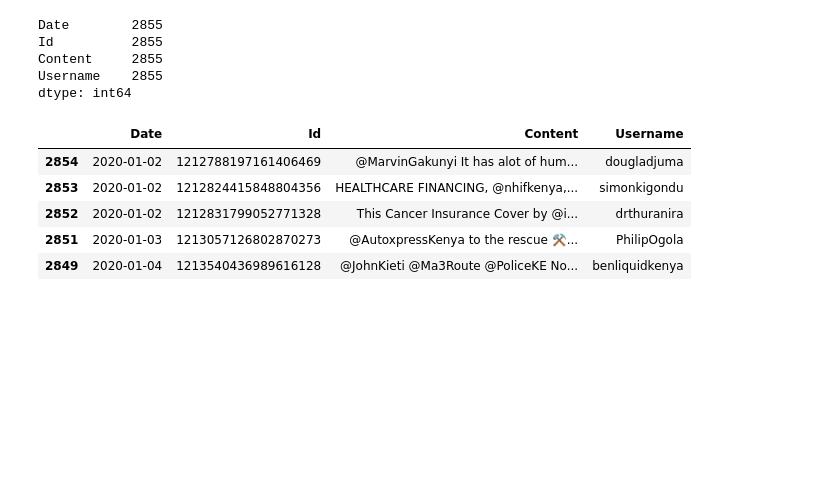
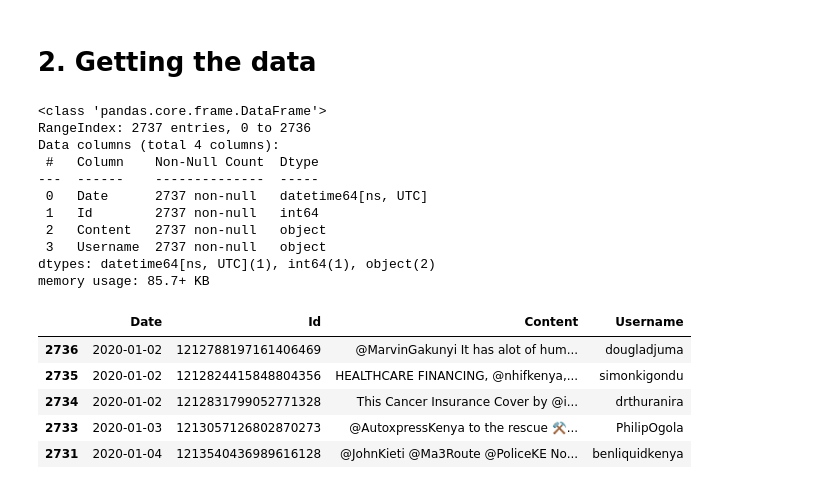
Before and after one commit to arnoldmuiruri/insurance_sentiment_analysis, a Jupyter notebook: Insurance analysis.ipynb, the cells around one changed output. Saved outputs shown, nothing was run; the diff lists cells and outputs as text; code cells hidden in the pictures; blank space fills up the shorter version.

```diff
--- a/Insurance analysis.ipynb
+++ b/Insurance analysis.ipynb
@@ -27,5 +34,7 @@ nltk.download('omw-1.4')
 [nltk_data]   Package omw-1.4 is already up-to-date!
 True
+# %% [markdown]
+# 2. Getting the data
 # %%
 query = "(insurance OR insured OR insurer OR underwriter OR insure) -is:retweet near:Nairobi within:200km lang:en since:2020-01-01 until:2022-12-31"
 tweets_list = []
@@ -34,21 +43,28 @@ for i,tweet in enumerate(sntwitter.TwitterSearchScraper(query).get_items()):
    tweets_list.append([tweet.date, tweet.id, tweet.rawContent, tweet.user.username])
 # %%
 insurance_list = pd.DataFrame(tweets_list,columns =["Date","Id","Content","Username"])
-insurance_list.count()
+insurance_list.info()
 # %% [output]
-Date        2855
-Id          2855
-Content     2855
-Username    2855
-dtype: int64
+<class 'pandas.core.frame.DataFrame'>
+RangeIndex: 2737 entries, 0 to 2736
+Data columns (total 4 columns):
+ #   Column    Non-Null Count  Dtype
+---  ------    --------------  -----
+ 0   Date      2737 non-null   datetime64[ns, UTC]
+ 1   Id        2737 non-null   int64
+ 2   Content   2737 non-null   object
+ 3   Username  2737 non-null   object
+dtypes: datetime64[ns, UTC](1), int64(1), object(2)
+memory usage: 85.7+ KB
 # %%
 insurance_list["Date"] = pd.to_datetime(insurance_list["Date"]).dt.date
 insurance_list.sort_values(by="Date",ascending=True,inplace=True)
+insurance_list["Id"] = insurance_list["Id"].astype(str)
 insurance_list.head()
 # %% [output]
 |  | Date | Id | Content | Username |
-| 2854 | 2020-01-02 | 1212788197161406469 | @MarvinGakunyi It has alot of hum... | dougladjuma |
-| 2853 | 2020-01-02 | 1212824415848804356 | HEALTHCARE FINANCING, @nhifkenya,... | simonkigondu |
-| 2852 | 2020-01-02 | 1212831799052771328 | This Cancer Insurance Cover by @i... | drthuranira |
-| 2851 | 2020-01-03 | 1213057126802870273 | @AutoxpressKenya to the rescue ⚒️... | PhilipOgola |
-| 2849 | 2020-01-04 | 1213540436989616128 | @JohnKieti @Ma3Route @PoliceKE No... | benliquidkenya |
+| 2736 | 2020-01-02 | 1212788197161406469 | @MarvinGakunyi It has alot of hum... | dougladjuma |
+| 2735 | 2020-01-02 | 1212824415848804356 | HEALTHCARE FINANCING, @nhifkenya,... | simonkigondu |
+| 2734 | 2020-01-02 | 1212831799052771328 | This Cancer Insurance Cover by @i... | drthuranira |
+| 2733 | 2020-01-03 | 1213057126802870273 | @AutoxpressKenya to the rescue ⚒️... | PhilipOgola |
+| 2731 | 2020-01-04 | 1213540436989616128 | @JohnKieti @Ma3Route @PoliceKE No... | benliquidkenya |
```
Also changed, not shown: parts of 40 cells of this notebook.
